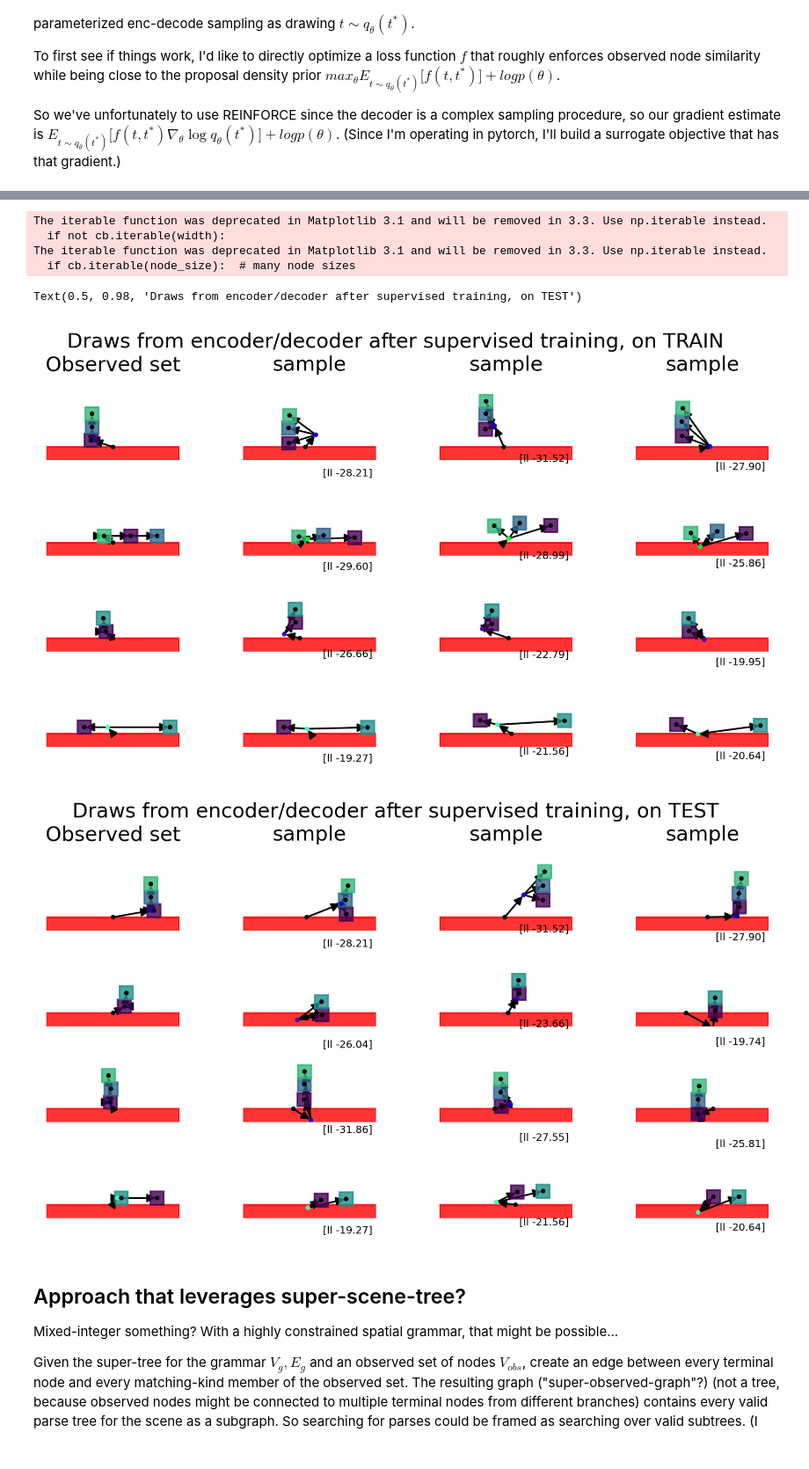
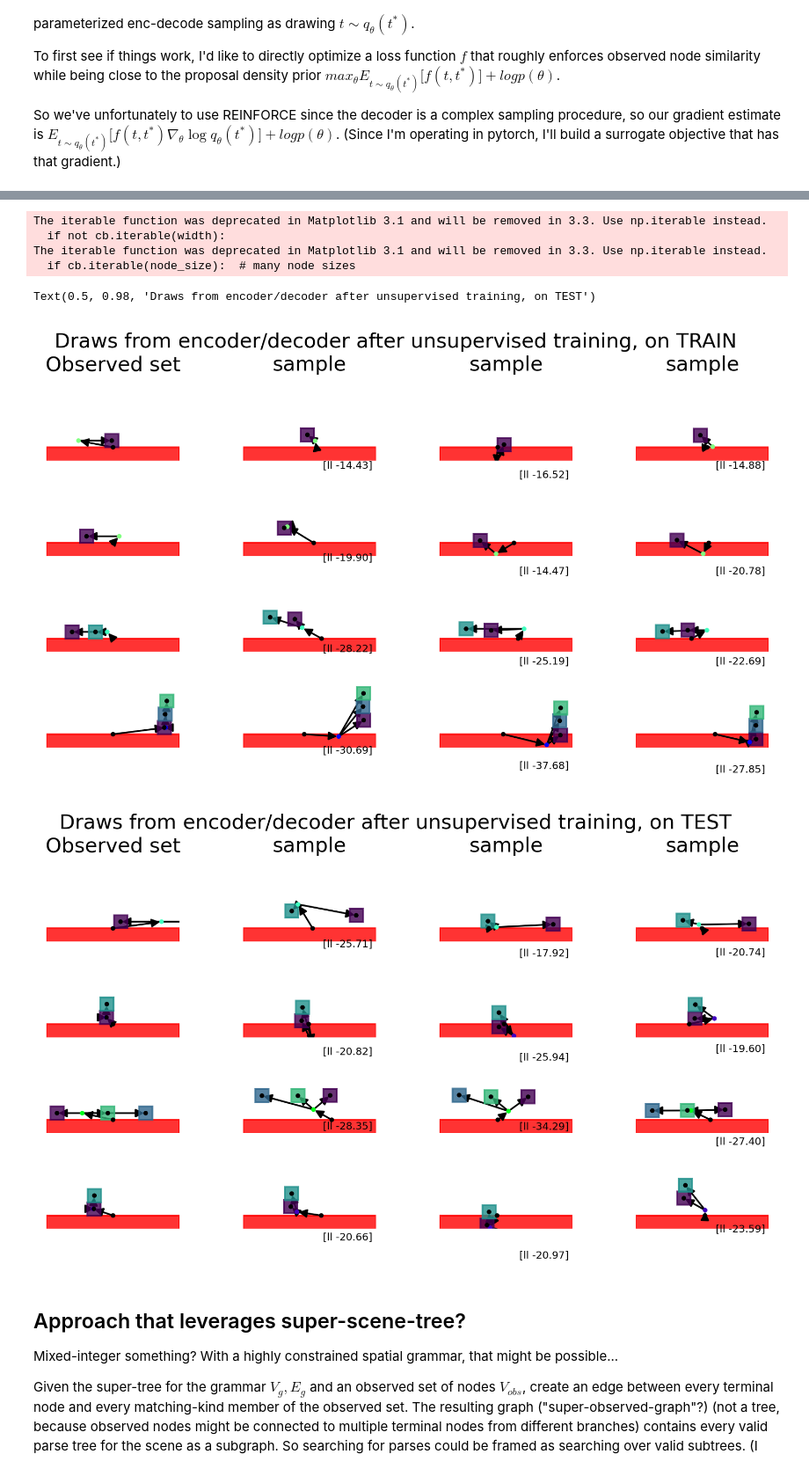
Before and after one commit to gizatt/spatial_scene_grammars, a Jupyter notebook: spatial_scene_grammars_examples/planar_box_stacks/parsing_experiments.ipynb, the cells around one changed output, grey strips where cells are left out. Shown at 88% size. Saved outputs shown, nothing was run; the diff lists cells and outputs as text; code cells hidden in the pictures.

```diff
--- a/spatial_scene_grammars_examples/planar_box_stacks/parsing_experiments.ipynb
+++ b/spatial_scene_grammars_examples/planar_box_stacks/parsing_experiments.ipynb
@@ -35,7 +35,7 @@ def inv_softplus(y, beta=1., eps=1E-9):
         y = torch.tensor(y)
     y = torch.clip(y, min=eps)
     return torch.log(torch.exp(beta * y) - 1.)/beta
-def inv_sigmoid(y, eps=1E-9):
+def inv_sigmoid(y, eps=1E-16):
     # y = 1 / (1 + exp(-x))
     # so
     # x = -log((1 / y)-1)
@@ -44,6 +44,8 @@ def inv_sigmoid(y, eps=1E-9):
         y = torch.tensor(y)
     y = torch.clip(y, min=eps, max=1.-eps)
     return -torch.log((1 / y) - 1)
-x_test = torch.normal(0., 1., size=(100,))
+x_test = torch.abs(torch.normal(0., 1., size=(100,))) + 0.01
 assert torch.allclose(inv_softplus(torch.nn.functional.softplus(x_test)), x_test)
-assert torch.allclose(inv_sigmoid(torch.nn.functional.sigmoid(x_test)), x_test)
+x_test = torch.clip(torch.normal(0., 1., size=(100,)), -0.99, 0.99)
+x_test_pred = inv_sigmoid(torch.nn.functional.sigmoid(x_test))
+assert torch.allclose(x_test_pred, x_test, atol=1E-5), x_test - x_test_pred
@@ -600,7 +593,7 @@ Encoded x: tensor([-1.8093e-01, -3.0875e-02, -1.5902e-01, -1.6515e-01, -7.0461e-
 This is for training the encoder to be in the neighborhood of being reasonable: given an observed tree, we can match it into the meta tree, figure out the equivalent full-meta-tree-grammar parameters, and try to get the encoder to spit them out with direct supervised training. This is a sanity check, in some sense -- if this doesn't work, we can conclude the encoder doesn't have the representational power to make the full VAE work.
 # %%
 # Training
-N_EPOCHS = 500
+N_EPOCHS = 200
 N_ITERS_PER_EPOCH = 100
 
 optimizer = torch.optim.Adam(encoder.parameters(), lr=0.01)
@@ -695,12 +687,13 @@ To first see if things work, I'd like to directly optimize a loss function $f$ t
 So we've unfortunately to use REINFORCE since the decoder is a complex sampling procedure, so our gradient estimate is $E_{t \sim q_\theta(t^*)}\Big[ f(t, t^*) \nabla_\theta \log q_\theta(t^*) \Big] + log p(\theta) $. (Since I'm operating in pytorch, I'll build a surrogate objective that has that gradient.)
 # %%
 # Training
-N_EPOCHS = 300
+N_EPOCHS = 450
 N_ITERS_PER_EPOCH = 10
 N_SAMPLES_PER_ENCODING = 5
 MIN_LL_SATURATION = -10000
 
 optimizer = torch.optim.Adam(encoder.parameters(), lr=0.001)
+scheduler = torch.optim.lr_scheduler.MultiStepLR(optimizer, milestones=[150,300], gamma=0.1)
 mean_sampled_f_history = []
 mean_sampled_score_history = []
 total_objective_history = []
@@ -756,4 +749,5 @@ for epoch in range(N_EPOCHS):
     if torch.isfinite(mean_objective):
         (-mean_objective).backward()
         optimizer.step()
+        scheduler.step()
 # %% [output]
@@ -788,38 +782,38 @@ Text(0.5, 1.0, 'Total objective')
 # %%
 def make_plot(observed_nodes, full_trees, ):
     plt.figure(dpi=300).set_size_inches(8, 4)
     fig = plt.gcf()
     N_width = 4
     N_height = 4
     torch.random.manual_seed(41)
     for i in range(N_height):
         plt.subplot(N_height, N_width, i*N_height + 1)
         draw_boxes(full_trees[i], fig=plt.gcf(), ax=plt.gca(), block=False)
         if i == 0:
             plt.title("Observed set")
         x = encoder(observed_nodes[i])
         for j in range(1, N_width):
             k = i*N_height + j
             ax = plt.subplot(N_height, N_width, k + 1)
             sampled_tree, proposal_density, _ = encoder.sample_tree_from_grammar_vector(meta_tree, x)
             draw_boxes(sampled_tree, fig=fig, ax=ax, block=False)
             if i == 0:
                 plt.title("sample")
             plt.text(x=1., y=-2., s="[ll %0.2f]" % proposal_density, fontsize=6)
 
 make_plot(observed_nodes_for_training, full_trees_for_training)
-plt.suptitle("Draws from encoder/decoder after supervised training, on TRAIN")
+plt.suptitle("Draws from encoder/decoder after unsupervised training, on TRAIN")
 
 make_plot(observed_nodes_for_testing, full_trees_for_testing)
-plt.suptitle("Draws from encoder/decoder after supervised training, on TEST")
+plt.suptitle("Draws from encoder/decoder after unsupervised training, on TEST")
 # %% [output]
 The iterable function was deprecated in Matplotlib 3.1 and will be removed in 3.3. Use np.iterable instead.
   if not cb.iterable(width):
 The iterable function was deprecated in Matplotlib 3.1 and will be removed in 3.3. Use np.iterable instead.
   if cb.iterable(node_size):  # many node sizes
-Text(0.5, 0.98, 'Draws from encoder/decoder after supervised training, on TEST')
+Text(0.5, 0.98, 'Draws from encoder/decoder after unsupervised training, on TEST')
-[figure, old version]
+[figure, new version]
-[figure, old version]
+[figure, new version]
 # %% [markdown]
 ## Approach that leverages super-scene-tree?
 Mixed-integer something? With a highly constrained spatial grammar, that might be possible...
```
Also changed, not shown: parts of 12 cells of this notebook.
